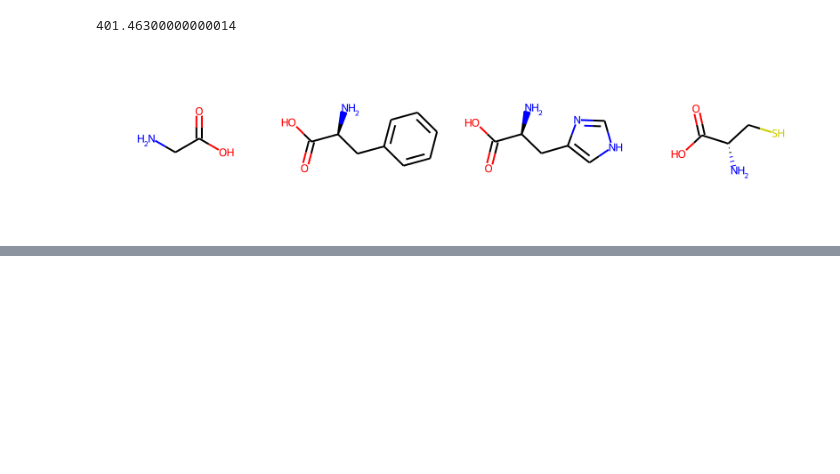
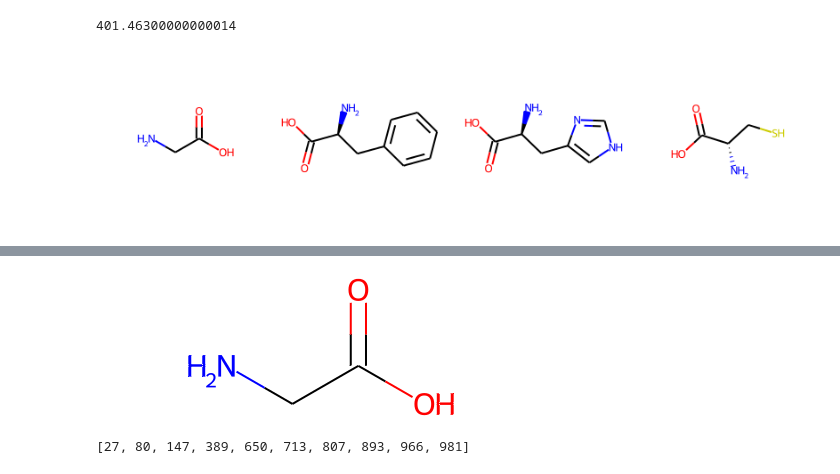
Before and after one commit to Ayona123/Drug_repurposing, a Jupyter notebook: RDKit.ipynb, the cells around one changed output, grey strips where cells are left out. Cells and saved outputs as stored; diff of their text form; code cells hidden in the pictures; blank space fills up the shorter version.

```diff
--- a/RDKit.ipynb
+++ b/RDKit.ipynb
@@ -41,0 +59,15 @@ img
+# %%
+glycine = mol_list [0]
+glycine
+# %% [output]
+[figure, added]
+# %%
+bi = {}
+
+fp= AllChem.GetMorganFingerprintAsBitVect(glycine, 2, nBits= 1024, bitInfo=bi)
+fp_arr = np.zeros((1,))
+DataStructs.ConvertToNumpyArray(fp, fp_arr)
+np.nonzero(fp_arr)
+list(fp.GetOnBits())
+# %% [output]
+[27, 80, 147, 389, 650, 713, 807, 893, 966, 981]
```
Also changed, not shown: parts of 4 cells of this notebook.
